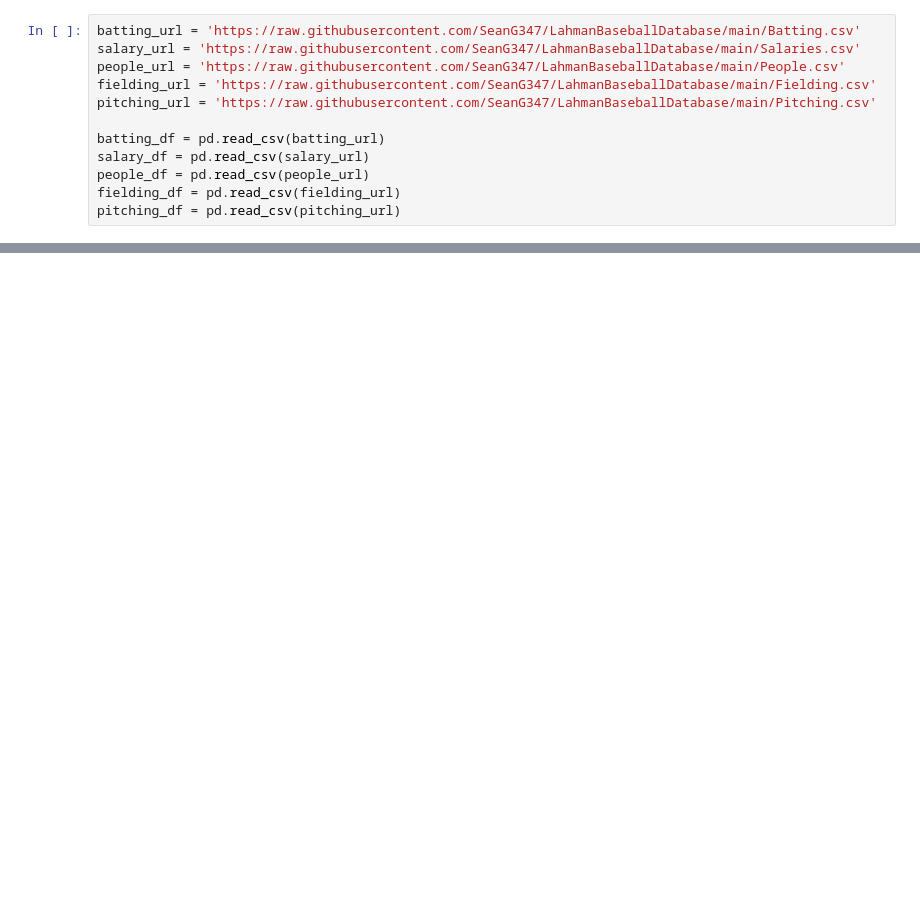
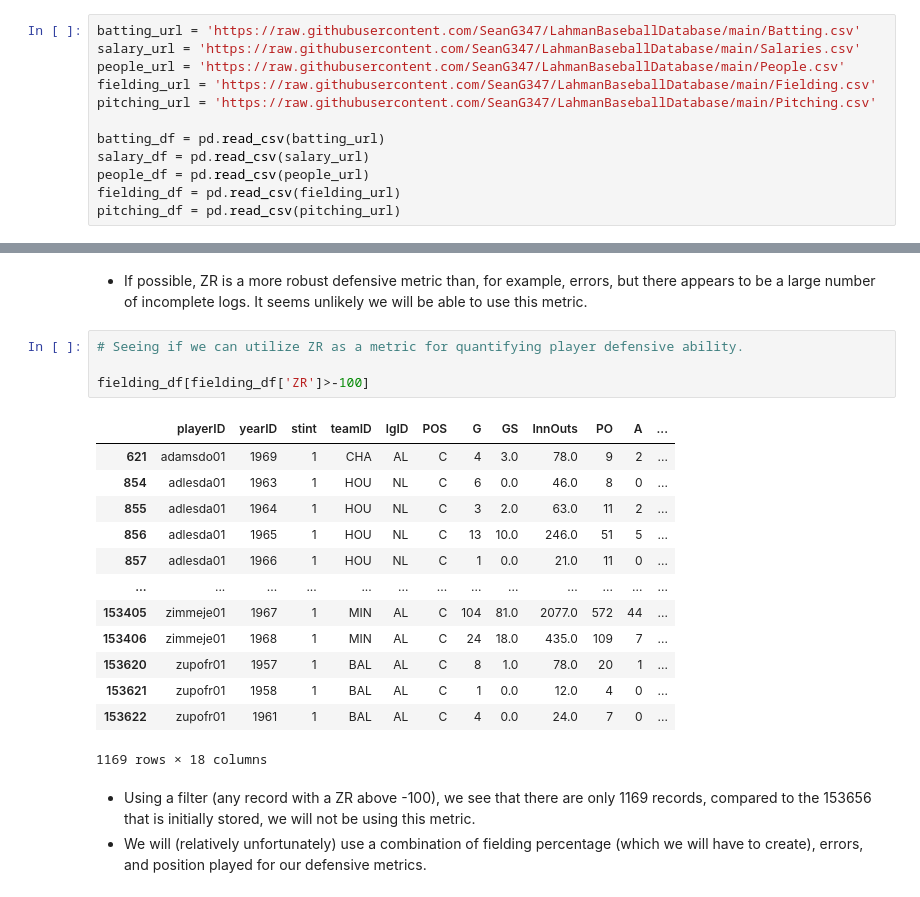
Before and after one commit to SeanG347/baseball-projects, a Jupyter notebook: BaseballSalaryPredictor.ipynb, the cells around one changed output, grey strips where cells are left out. Cells and saved outputs as stored; diff of their text form; blank space fills up the shorter version.

```diff
--- a/BaseballSalaryPredictor.ipynb
+++ b/BaseballSalaryPredictor.ipynb
@@ -34,0 +45,23 @@ len(batting_df)
+# %% [markdown]
+- If possible, ZR is a more robust defensive metric than, for example, errors, but there appears to be a large number of incomplete logs. It seems unlikely we will be able to use this metric.
+# %%
+# Seeing if we can utilize ZR as a metric for quantifying player defensive ability.
+
+fielding_df[fielding_df['ZR']>-100]
+# %% [output]
+|  | playerID | yearID | stint | teamID | lgID | POS | G | GS | InnOuts | PO | A | ... |
+| 621 | adamsdo01 | 1969 | 1 | CHA | AL | C | 4 | 3.0 | 78.0 | 9 | 2 | ... |
+| 854 | adlesda01 | 1963 | 1 | HOU | NL | C | 6 | 0.0 | 46.0 | 8 | 0 | ... |
+| 855 | adlesda01 | 1964 | 1 | HOU | NL | C | 3 | 2.0 | 63.0 | 11 | 2 | ... |
+| 856 | adlesda01 | 1965 | 1 | HOU | NL | C | 13 | 10.0 | 246.0 | 51 | 5 | ... |
+| 857 | adlesda01 | 1966 | 1 | HOU | NL | C | 1 | 0.0 | 21.0 | 11 | 0 | ... |
+| ... | ... | ... | ... | ... | ... | ... | ... | ... | ... | ... | ... | ... |
+| 153405 | zimmeje01 | 1967 | 1 | MIN | AL | C | 104 | 81.0 | 2077.0 | 572 | 44 | ... |
+| 153406 | zimmeje01 | 1968 | 1 | MIN | AL | C | 24 | 18.0 | 435.0 | 109 | 7 | ... |
+| 153620 | zupofr01 | 1957 | 1 | BAL | AL | C | 8 | 1.0 | 78.0 | 20 | 1 | ... |
+| 153621 | zupofr01 | 1958 | 1 | BAL | AL | C | 1 | 0.0 | 12.0 | 4 | 0 | ... |
+| 153622 | zupofr01 | 1961 | 1 | BAL | AL | C | 4 | 0.0 | 24.0 | 7 | 0 | ... |
+1169 rows × 18 columns
+# %% [markdown]
+- Using a filter (any record with a ZR above -100), we see that there are only 1169 records, compared to the 153656 that is initially stored, we will not be using this metric.
+- We will (relatively unfortunately) use a combination of fielding percentage (which we will have to create), errors, and position played for our defensive metrics.
```
Also changed, not shown: parts of 26 cells of this notebook.
